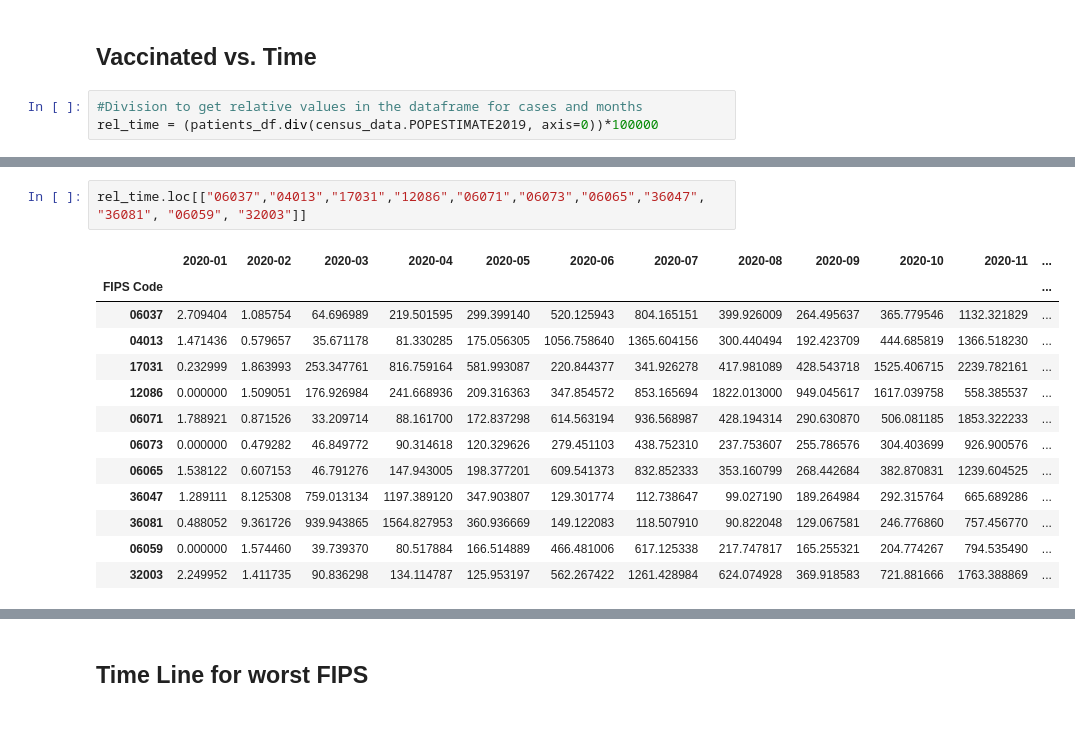
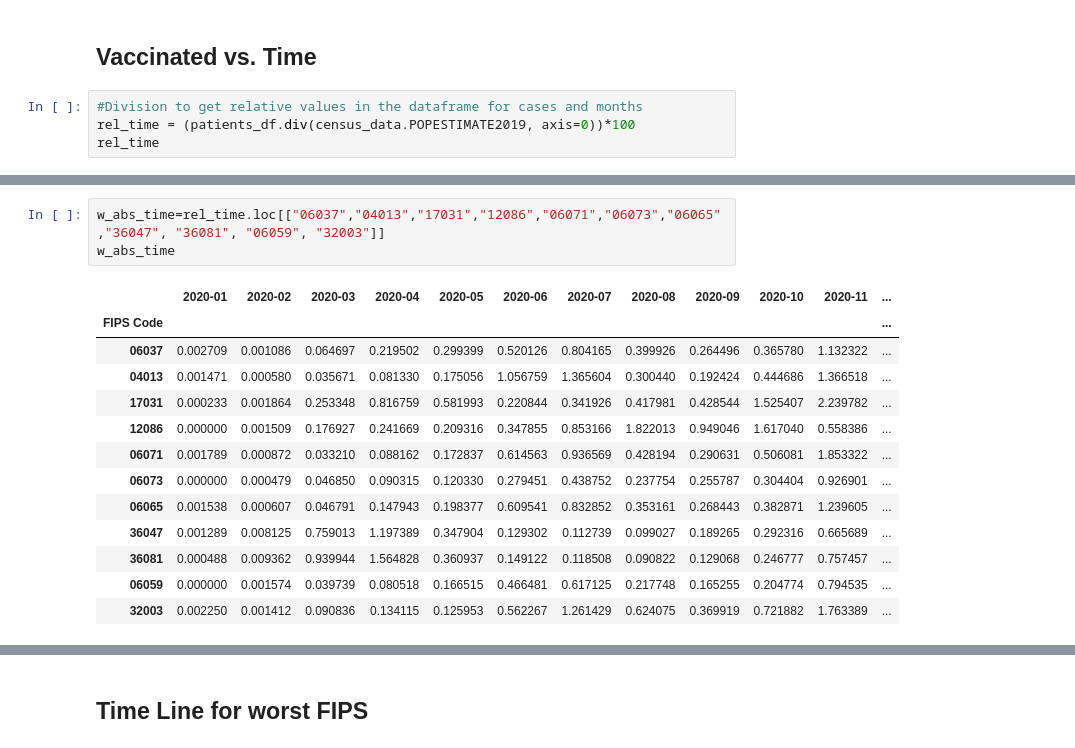
Before and after one commit to mgeffroy/P1-US-COVID-19-Vaccination-Campaign, a Jupyter notebook: P1.3_Data_Analysis-Mariana.ipynb, the cells around one changed output, grey strips where cells are left out. Drawn from its saved outputs; the diff is of its cells as text.

```diff
--- a/P1.3_Data_Analysis-Mariana.ipynb
+++ b/P1.3_Data_Analysis-Mariana.ipynb
@@ -218,4 +219,5 @@ worst_ten_death
 ## Vaccinated vs. Time
 # %%
 #Division to get relative values in the dataframe for cases and months
-rel_time = (patients_df.div(census_data.POPESTIMATE2019, axis=0))*100000
+rel_time = (patients_df.div(census_data.POPESTIMATE2019, axis=0))*100
+rel_time
@@ -222,16 +256,17 @@ rel_time = (patients_df.div(census_data.POPESTIMATE2019, axis=0))*100000
 # %%
-rel_time.loc[["06037","04013","17031","12086","06071","06073","06065","36047", "36081", "06059", "32003"]]
+w_abs_time=rel_time.loc[["06037","04013","17031","12086","06071","06073","06065","36047", "36081", "06059", "32003"]]
+w_abs_time
 # %% [output]
 |  | 2020-01 | 2020-02 | 2020-03 | 2020-04 | 2020-05 | 2020-06 | 2020-07 | 2020-08 | 2020-09 | 2020-10 | 2020-11 | ... |
 | FIPS Code |  |  |  |  |  |  |  |  |  |  |  | ... |
-| 06037 | 2.709404 | 1.085754 | 64.696989 | 219.501595 | 299.399140 | 520.125943 | 804.165151 | 399.926009 | 264.495637 | 365.779546 | 1132.321829 | ... |
-| 04013 | 1.471436 | 0.579657 | 35.671178 | 81.330285 | 175.056305 | 1056.758640 | 1365.604156 | 300.440494 | 192.423709 | 444.685819 | 1366.518230 | ... |
-| 17031 | 0.232999 | 1.863993 | 253.347761 | 816.759164 | 581.993087 | 220.844377 | 341.926278 | 417.981089 | 428.543718 | 1525.406715 | 2239.782161 | ... |
-| 12086 | 0.000000 | 1.509051 | 176.926984 | 241.668936 | 209.316363 | 347.854572 | 853.165694 | 1822.013000 | 949.045617 | 1617.039758 | 558.385537 | ... |
-| 06071 | 1.788921 | 0.871526 | 33.209714 | 88.161700 | 172.837298 | 614.563194 | 936.568987 | 428.194314 | 290.630870 | 506.081185 | 1853.322233 | ... |
-| 06073 | 0.000000 | 0.479282 | 46.849772 | 90.314618 | 120.329626 | 279.451103 | 438.752310 | 237.753607 | 255.786576 | 304.403699 | 926.900576 | ... |
-| 06065 | 1.538122 | 0.607153 | 46.791276 | 147.943005 | 198.377201 | 609.541373 | 832.852333 | 353.160799 | 268.442684 | 382.870831 | 1239.604525 | ... |
-| 36047 | 1.289111 | 8.125308 | 759.013134 | 1197.389120 | 347.903807 | 129.301774 | 112.738647 | 99.027190 | 189.264984 | 292.315764 | 665.689286 | ... |
-| 36081 | 0.488052 | 9.361726 | 939.943865 | 1564.827953 | 360.936669 | 149.122083 | 118.507910 | 90.822048 | 129.067581 | 246.776860 | 757.456770 | ... |
-| 06059 | 0.000000 | 1.574460 | 39.739370 | 80.517884 | 166.514889 | 466.481006 | 617.125338 | 217.747817 | 165.255321 | 204.774267 | 794.535490 | ... |
-| 32003 | 2.249952 | 1.411735 | 90.836298 | 134.114787 | 125.953197 | 562.267422 | 1261.428984 | 624.074928 | 369.918583 | 721.881666 | 1763.388869 | ... |
+| 06037 | 0.002709 | 0.001086 | 0.064697 | 0.219502 | 0.299399 | 0.520126 | 0.804165 | 0.399926 | 0.264496 | 0.365780 | 1.132322 | ... |
+| 04013 | 0.001471 | 0.000580 | 0.035671 | 0.081330 | 0.175056 | 1.056759 | 1.365604 | 0.300440 | 0.192424 | 0.444686 | 1.366518 | ... |
+| 17031 | 0.000233 | 0.001864 | 0.253348 | 0.816759 | 0.581993 | 0.220844 | 0.341926 | 0.417981 | 0.428544 | 1.525407 | 2.239782 | ... |
+| 12086 | 0.000000 | 0.001509 | 0.176927 | 0.241669 | 0.209316 | 0.347855 | 0.853166 | 1.822013 | 0.949046 | 1.617040 | 0.558386 | ... |
+| 06071 | 0.001789 | 0.000872 | 0.033210 | 0.088162 | 0.172837 | 0.614563 | 0.936569 | 0.428194 | 0.290631 | 0.506081 | 1.853322 | ... |
+| 06073 | 0.000000 | 0.000479 | 0.046850 | 0.090315 | 0.120330 | 0.279451 | 0.438752 | 0.237754 | 0.255787 | 0.304404 | 0.926901 | ... |
+| 06065 | 0.001538 | 0.000607 | 0.046791 | 0.147943 | 0.198377 | 0.609541 | 0.832852 | 0.353161 | 0.268443 | 0.382871 | 1.239605 | ... |
+| 36047 | 0.001289 | 0.008125 | 0.759013 | 1.197389 | 0.347904 | 0.129302 | 0.112739 | 0.099027 | 0.189265 | 0.292316 | 0.665689 | ... |
+| 36081 | 0.000488 | 0.009362 | 0.939944 | 1.564828 | 0.360937 | 0.149122 | 0.118508 | 0.090822 | 0.129068 | 0.246777 | 0.757457 | ... |
+| 06059 | 0.000000 | 0.001574 | 0.039739 | 0.080518 | 0.166515 | 0.466481 | 0.617125 | 0.217748 | 0.165255 | 0.204774 | 0.794535 | ... |
+| 32003 | 0.002250 | 0.001412 | 0.090836 | 0.134115 | 0.125953 | 0.562267 | 1.261429 | 0.624075 | 0.369919 | 0.721882 | 1.763389 | ... |
```
Also changed, not shown: parts of 7 cells of this notebook.
